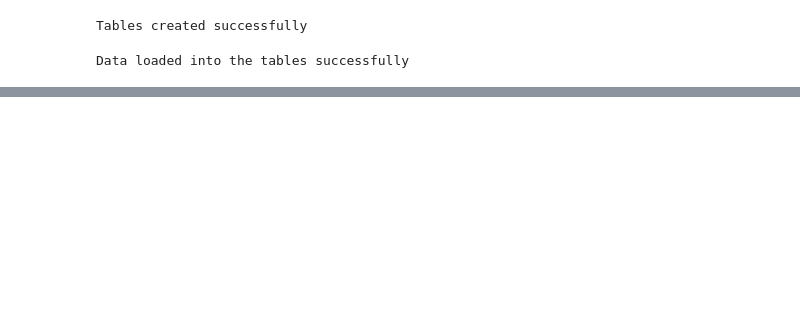
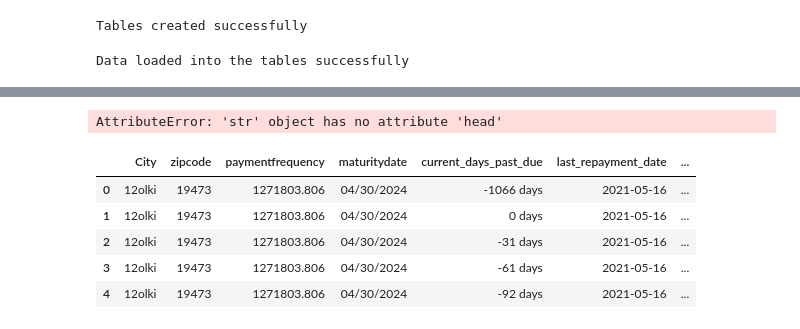
Before and after one commit to sarahadeks/Autocheck_assessment, a Jupyter notebook: Case-study_one/case_stu.ipynb, the cells around one changed output, grey strips where cells are left out. Saved outputs shown, nothing was run; the diff lists cells and outputs as text; code cells hidden in the pictures; blank space fills up the shorter version.

```diff
--- a/Case-study_one/case_stu.ipynb
+++ b/Case-study_one/case_stu.ipynb
@@ -210,0 +254,49 @@ HINT:  No function matches the given name and argument types. You might need to
+# %%
+import pandas as pd
+from sqlalchemy import create_engine
+
+# Establish a connection to the database
+engine = create_engine('postgresql://auto:auto@localhost/autochek_db')
+
+# Define the SQL query
+sql_query = """
+SELECT
+  bt."City",
+  bt."zip_code" AS zipcode,
+  lt."Payment_frequency" AS paymentfrequency,
+  lt."Maturity_date" AS maturitydate,
+  (lp."payment_date" - ps."Expected_payment_date") AS current_days_past_due,
+   lp."payment_date" AS last_repayment_date,
+  SUM(
+    CASE
+      WHEN lp."payment_date" > ps."Expected_payment_date" THEN ps."Expected_payment_amount"
+      ELSE 0
+    END
+  ) OVER (PARTITION BY bt."City", bt."zip_code", lt."loan_id" ORDER BY lp."payment_date") AS amount_at_risk
+FROM
+  "Borrower_table" bt
+JOIN "Loan_table" lt ON bt."Borrower_Id" = lt."Borrower_id"
+JOIN "Schedule_Table" ps ON lt."loan_id" = ps."loan_id"
+JOIN "Repayment_Table" lp ON lt."loan_id" = lp."loan_id(fk)"
+"""
+
+# Fetch the data using the SQL query
+df = pd.read_sql_query(sql_query, engine)
+
+# Save the DataFrame to aan excel file
+df.to_csv(output_name, sep='\t', encoding='utf-8')
+# Close the database connection
+engine.dispose()
+# %%
+output_name.head()
+# %% [output]
+AttributeError: 'str' object has no attribute 'head'
+# %%
+df.head()
+# %% [output]
+|  | City | zipcode | paymentfrequency | maturitydate | current_days_past_due | last_repayment_date | ... |
+| 0 | 12olki | 19473 | 1271803.806 | 04/30/2024 | -1066 days | 2021-05-16 | ... |
+| 1 | 12olki | 19473 | 1271803.806 | 04/30/2024 | 0 days | 2021-05-16 | ... |
+| 2 | 12olki | 19473 | 1271803.806 | 04/30/2024 | -31 days | 2021-05-16 | ... |
+| 3 | 12olki | 19473 | 1271803.806 | 04/30/2024 | -61 days | 2021-05-16 | ... |
+| 4 | 12olki | 19473 | 1271803.806 | 04/30/2024 | -92 days | 2021-05-16 | ... |
```
Also changed, not shown: parts of 5 cells of this notebook, 54 other files.
